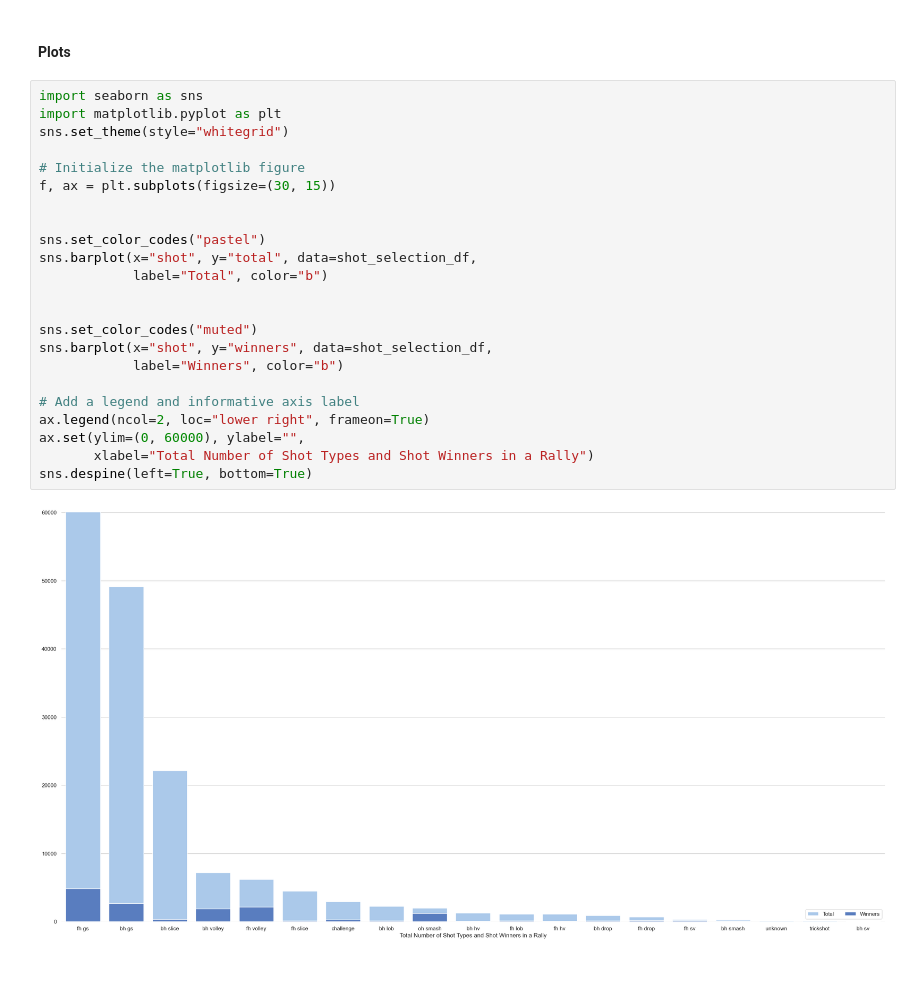
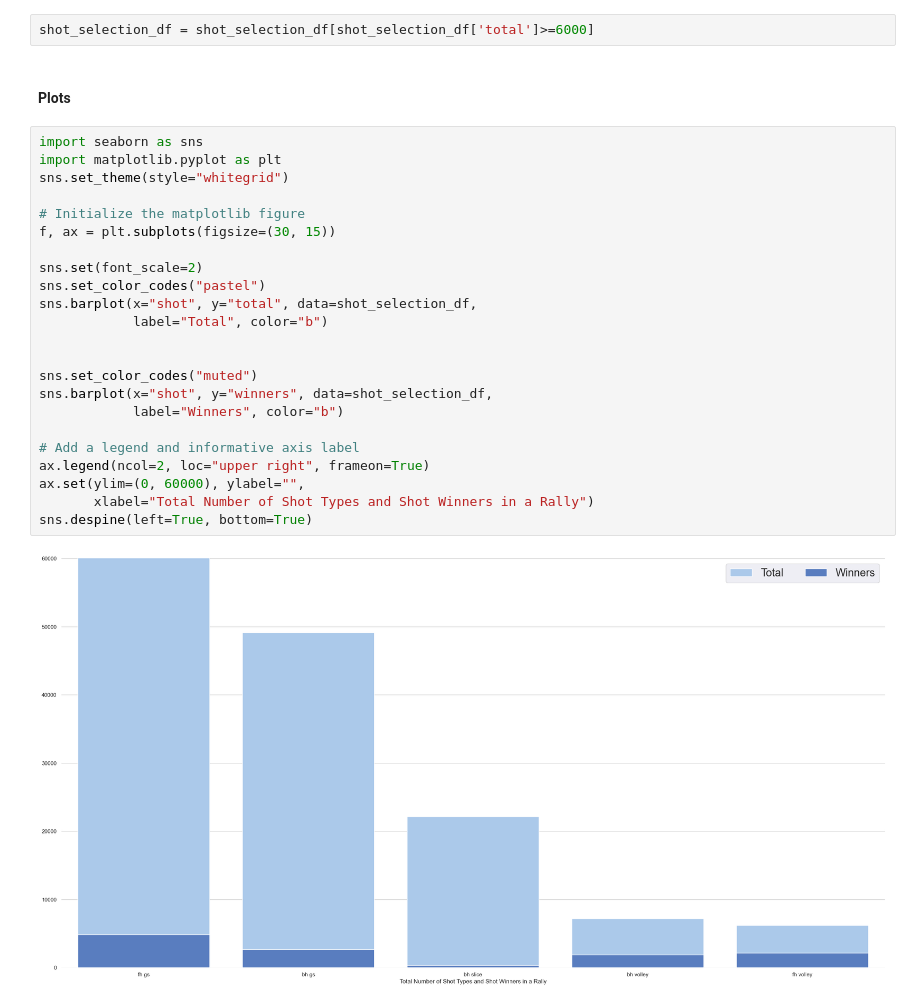
Before and after one commit to kyirong6/303, a Jupyter notebook: experiments/experiments.ipynb, the cells around one changed output. Cells and saved outputs as stored; diff of their text form; blank space fills up the shorter version.

Commit message:
adding notebook code and figures

```diff
--- a/experiments/experiments.ipynb
+++ b/experiments/experiments.ipynb
@@ -167,28 +147,30 @@ shot_selection_df
+# %%
+shot_selection_df = shot_selection_df[shot_selection_df['total']>=6000]
 # %% [markdown]
 #### Plots
 # %%
 import seaborn as sns
 import matplotlib.pyplot as plt
 sns.set_theme(style="whitegrid")
 
 # Initialize the matplotlib figure
 f, ax = plt.subplots(figsize=(30, 15))
 
-
+sns.set(font_scale=2)
 sns.set_color_codes("pastel")
 sns.barplot(x="shot", y="total", data=shot_selection_df,
             label="Total", color="b")
 
 
 sns.set_color_codes("muted")
 sns.barplot(x="shot", y="winners", data=shot_selection_df,
             label="Winners", color="b")
 
 # Add a legend and informative axis label
-ax.legend(ncol=2, loc="lower right", frameon=True)
+ax.legend(ncol=2, loc="upper right", frameon=True)
 ax.set(ylim=(0, 60000), ylabel="",
        xlabel="Total Number of Shot Types and Shot Winners in a Rally")
 sns.despine(left=True, bottom=True)
 # %% [output]
-[figure, old version]
+[figure, new version]
 # %%
```
Also changed, not shown: parts of 5 cells of this notebook, 4 other files.
